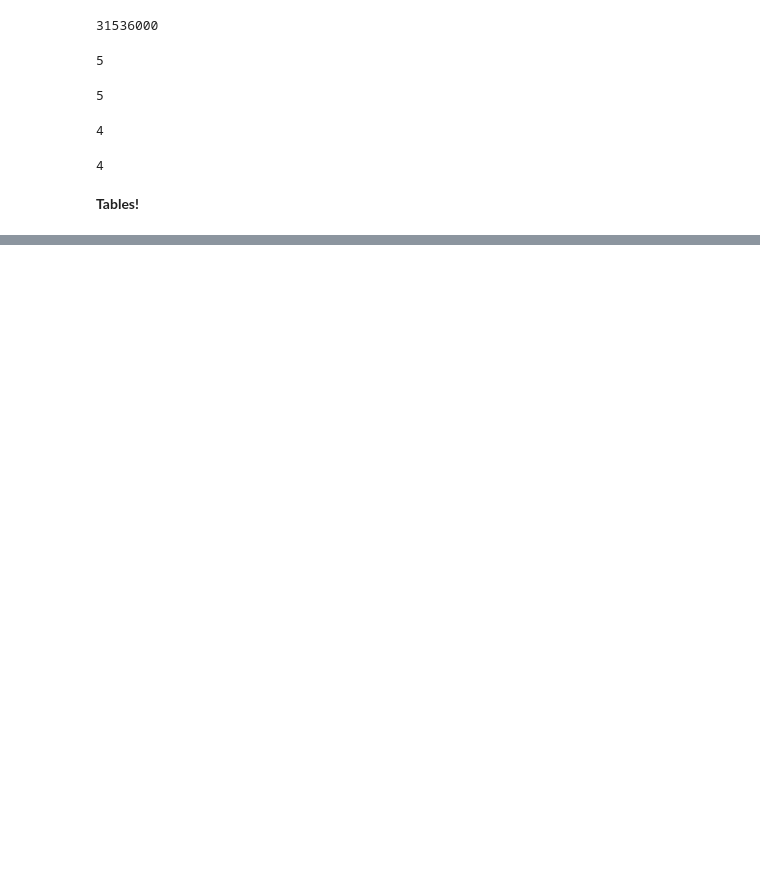
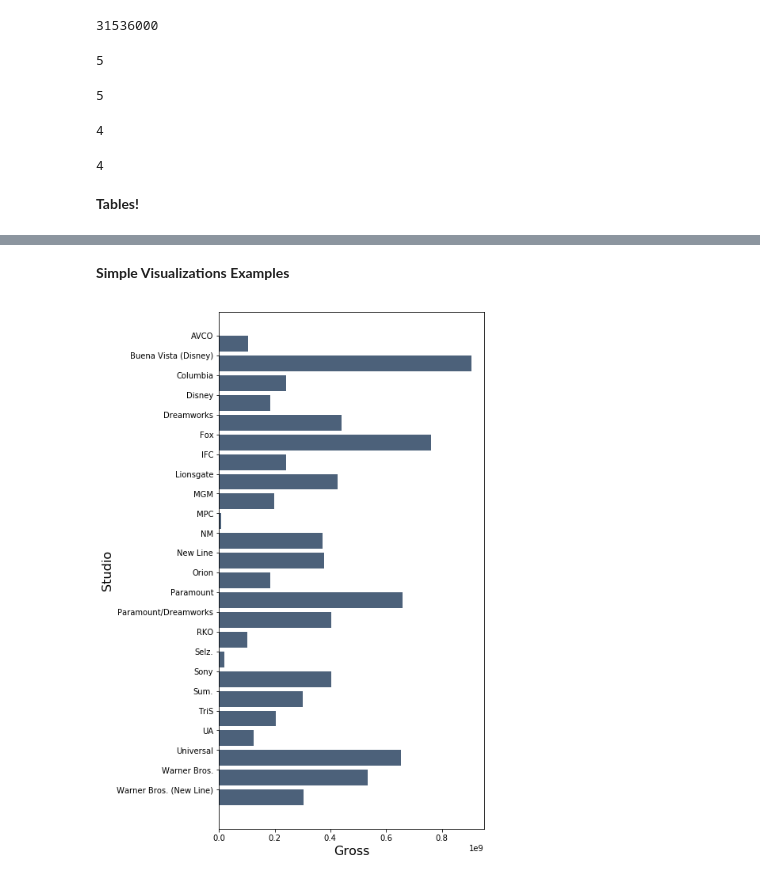
Before and after one commit to shionguha/cosc3570-introdatascience-fa18, a Jupyter notebook: aug30-democode.ipynb, the cells around one changed output, grey strips where cells are left out. Saved outputs shown, nothing was run; the diff lists cells and outputs as text; code cells hidden in the pictures; blank space fills up the shorter version.

```diff
--- a/aug30-democode.ipynb
+++ b/aug30-democode.ipynb
@@ -76,0 +212,2 @@ FileNotFoundError: File b'flowers.csv' does not exist
+# %%
+sorted_by_gross = movies.sort('Gross', descending=True)
@@ -76,0 +229,2 @@ FileNotFoundError: File b'flowers.csv' does not exist
+# %%
+sorted_by_gross.sort('Studio')
@@ -76,0 +244,2 @@ FileNotFoundError: File b'flowers.csv' does not exist
+# %%
+sorted_by_gross.sort('Studio', distinct=True)
@@ -76,0 +259,10 @@ FileNotFoundError: File b'flowers.csv' does not exist
+# %% [markdown]
+<b>Simple Visualizations Examples<b>
+# %%
+top_per_studio = sorted_by_gross.sort('Studio', distinct=True)
+# %%
+# Which studio has the highest grossing movie?
+# Bar chart: visualize categorical data
+top_per_studio.barh('Studio', 'Gross')
+# %% [output]
+[figure, added]
```
Also changed, not shown: parts of 33 cells of this notebook, 2 other files.
